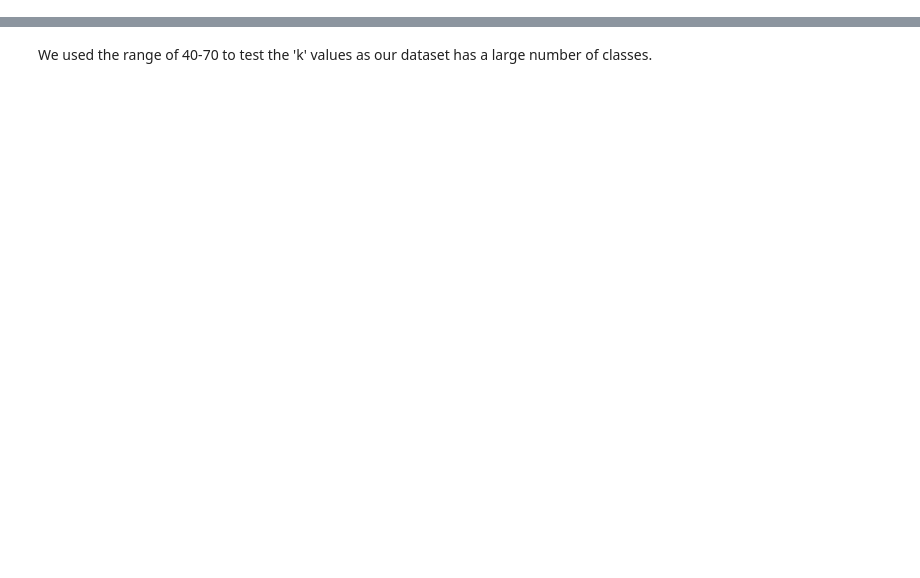
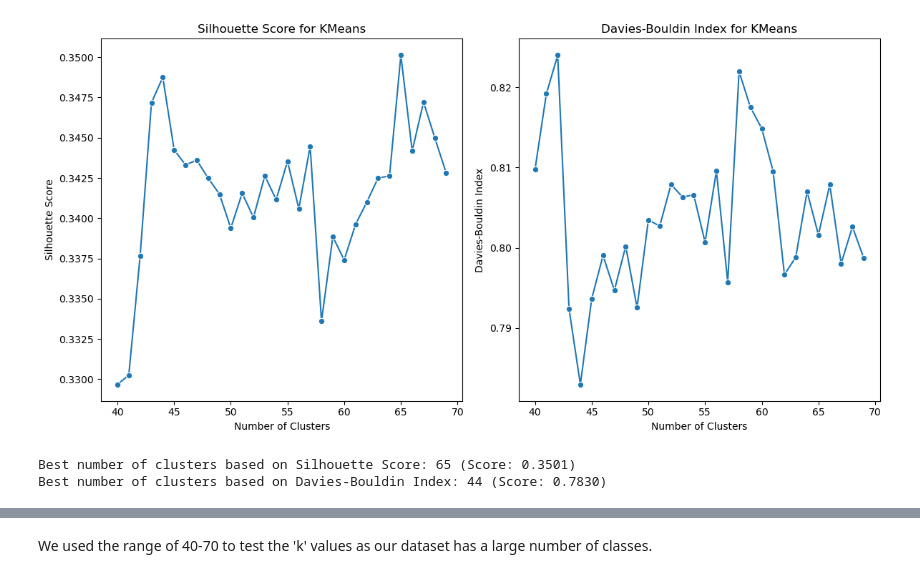
Before and after one commit to mroshan5722/Dubai_UG-6, a Jupyter notebook: notebooks/Traffic_Signs/Traffic_Sign_Clustering.ipynb, the cells around one changed output, grey strips where cells are left out. Cells and saved outputs as stored; diff of their text form; code cells hidden in the pictures; blank space fills up the shorter version.

```diff
--- a/notebooks/Traffic_Signs/Traffic_Sign_Clustering.ipynb
+++ b/notebooks/Traffic_Signs/Traffic_Sign_Clustering.ipynb
@@ -85 +81,65 @@ PCA-reduced shape: (4170, 2)
+# %%
+# Implementing Silhouette Score and Davies-Bouldin Index
+def evaluate_kmeans(X_pca, cluster_range):
+    silhouette_scores = []
+    db_scores = []
+    results = []
+
+    for k in tqdm(cluster_range, desc="Evaluating KMeans Clusters"):
+        kmeans = KMeans(n_clusters=k, n_init=1, init='random', random_state=42)
+        labels = kmeans.fit_predict(X_pca)
+
+        # Computing Silhouette Score and Davies-Bouldin Index
+        silhouette = silhouette_score(X_pca, labels) if k > 1 else -1  # Silhouette not valid for k=1
+        db_index = davies_bouldin_score(X_pca, labels) if k > 1 else float('inf')
+
+        silhouette_scores.append(silhouette)
+        db_scores.append(db_index)
+
+        results.append((k, silhouette, db_index))
+
+    return results, silhouette_scores, db_scores
+
+# Defining cluster range and compute metrics
+cluster_range = range(40, 70)  # Adjust the range as needed
+results, silhouette_scores, db_scores = evaluate_kmeans(X_train_pca, cluster_range)
+
+# Convert results to DataFrame for easier plotting
+results_df = pd.DataFrame(results, columns=['Clusters', 'Silhouette Score', 'Davies-Bouldin Index'])
+
+# Step 3: Plot the metrics
+plt.figure(figsize=(12, 6))
+
+# Plot Silhouette Score
+plt.subplot(1, 2, 1)
+sns.lineplot(data=results_df, x='Clusters', y='Silhouette Score', marker='o')
+plt.title('Silhouette Score for KMeans')
+plt.xlabel('Number of Clusters')
+plt.ylabel('Silhouette Score')
+
+# Plot Davies-Bouldin Index
+plt.subplot(1, 2, 2)
+sns.lineplot(data=results_df, x='Clusters', y='Davies-Bouldin Index', marker='o')
+plt.title('Davies-Bouldin Index for KMeans')
+plt.xlabel('Number of Clusters')
+plt.ylabel('Davies-Bouldin Index')
+
+plt.tight_layout()
+plt.show()
+
+# Step 4: Print the best results
+best_silhouette_index = results_df['Silhouette Score'].idxmax()
+best_silhouette_clusters = results_df.loc[best_silhouette_index, 'Clusters']
+best_silhouette_score = results_df.loc[best_silhouette_index, 'Silhouette Score']
+
+best_db_index = results_df['Davies-Bouldin Index'].idxmin()
+best_db_clusters = results_df.loc[best_db_index, 'Clusters']
+best_db_score = results_df.loc[best_db_index, 'Davies-Bouldin Index']
+
+print(f"Best number of clusters based on Silhouette Score: {best_silhouette_clusters} (Score: {best_silhouette_score:.4f})")
+print(f"Best number of clusters based on Davies-Bouldin Index: {best_db_clusters} (Score: {best_db_score:.4f})")
+# %% [output]
+[figure, added]
+Best number of clusters based on Silhouette Score: 65 (Score: 0.3501)
+Best number of clusters based on Davies-Bouldin Index: 44 (Score: 0.7830)
 # %%
```
Also changed, not shown: parts of 15 cells of this notebook.
